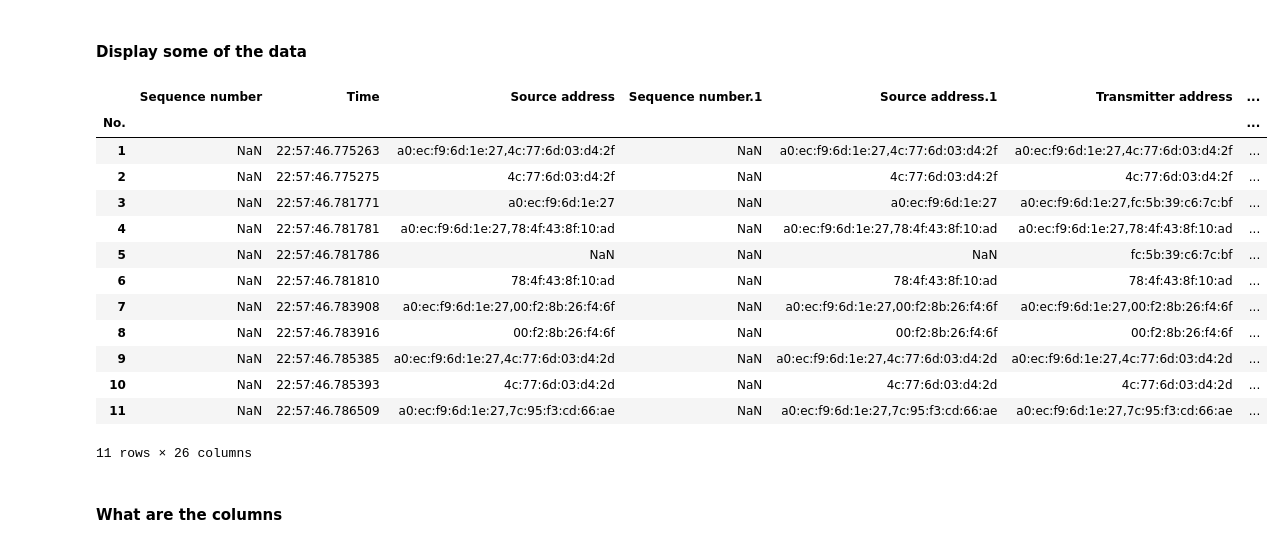
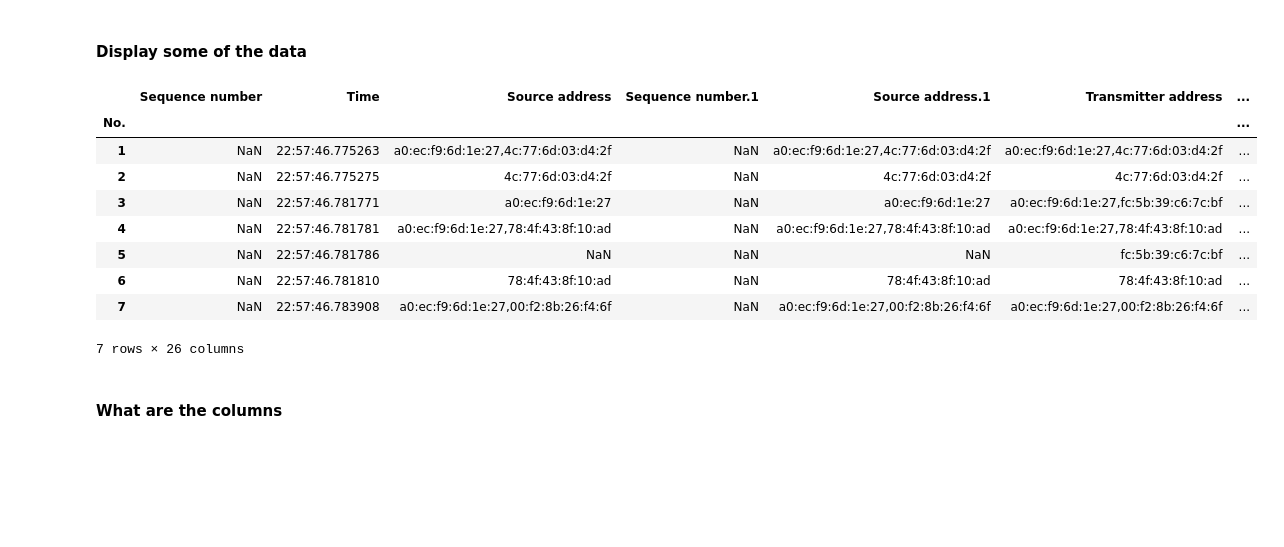
Before and after one commit to alokswaincontact/cisco_hackathon_2018, a Jupyter notebook: Cisco ML Hackathon 2018.ipynb, the cells around one changed output. Drawn from its saved outputs; the diff is of its cells as text; code cells hidden in the pictures; blank space fills up the shorter version.

```diff
--- a/Cisco ML Hackathon 2018.ipynb
+++ b/Cisco ML Hackathon 2018.ipynb
@@ -31,22 +31,18 @@ df = pd.read_csv('packet_capture_more_info.csv', index_col=0)
 #### Display some of the data
 # %%
 #print(df.head())
-df[:11]
+df[:7]
 # %% [output]
 |  | Sequence number | Time | Source address | Sequence number.1 | Source address.1 | Transmitter address | ... |
 | No. |  |  |  |  |  |  | ... |
 | 1 | NaN | 22:57:46.775263 | a0:ec:f9:6d:1e:27,4c:77:6d:03:d4:2f | NaN | a0:ec:f9:6d:1e:27,4c:77:6d:03:d4:2f | a0:ec:f9:6d:1e:27,4c:77:6d:03:d4:2f | ... |
 | 2 | NaN | 22:57:46.775275 | 4c:77:6d:03:d4:2f | NaN | 4c:77:6d:03:d4:2f | 4c:77:6d:03:d4:2f | ... |
 | 3 | NaN | 22:57:46.781771 | a0:ec:f9:6d:1e:27 | NaN | a0:ec:f9:6d:1e:27 | a0:ec:f9:6d:1e:27,fc:5b:39:c6:7c:bf | ... |
 | 4 | NaN | 22:57:46.781781 | a0:ec:f9:6d:1e:27,78:4f:43:8f:10:ad | NaN | a0:ec:f9:6d:1e:27,78:4f:43:8f:10:ad | a0:ec:f9:6d:1e:27,78:4f:43:8f:10:ad | ... |
 | 5 | NaN | 22:57:46.781786 | NaN | NaN | NaN | fc:5b:39:c6:7c:bf | ... |
 | 6 | NaN | 22:57:46.781810 | 78:4f:43:8f:10:ad | NaN | 78:4f:43:8f:10:ad | 78:4f:43:8f:10:ad | ... |
 | 7 | NaN | 22:57:46.783908 | a0:ec:f9:6d:1e:27,00:f2:8b:26:f4:6f | NaN | a0:ec:f9:6d:1e:27,00:f2:8b:26:f4:6f | a0:ec:f9:6d:1e:27,00:f2:8b:26:f4:6f | ... |
-| 8 | NaN | 22:57:46.783916 | 00:f2:8b:26:f4:6f | NaN | 00:f2:8b:26:f4:6f | 00:f2:8b:26:f4:6f | ... |
-| 9 | NaN | 22:57:46.785385 | a0:ec:f9:6d:1e:27,4c:77:6d:03:d4:2d | NaN | a0:ec:f9:6d:1e:27,4c:77:6d:03:d4:2d | a0:ec:f9:6d:1e:27,4c:77:6d:03:d4:2d | ... |
-| 10 | NaN | 22:57:46.785393 | 4c:77:6d:03:d4:2d | NaN | 4c:77:6d:03:d4:2d | 4c:77:6d:03:d4:2d | ... |
-| 11 | NaN | 22:57:46.786509 | a0:ec:f9:6d:1e:27,7c:95:f3:cd:66:ae | NaN | a0:ec:f9:6d:1e:27,7c:95:f3:cd:66:ae | a0:ec:f9:6d:1e:27,7c:95:f3:cd:66:ae | ... |
-11 rows × 26 columns
+7 rows × 26 columns
 # %% [markdown]
 #### What are the columns
 # %%
```
Also changed, not shown: parts of 4 cells of this notebook, 1 other file.
